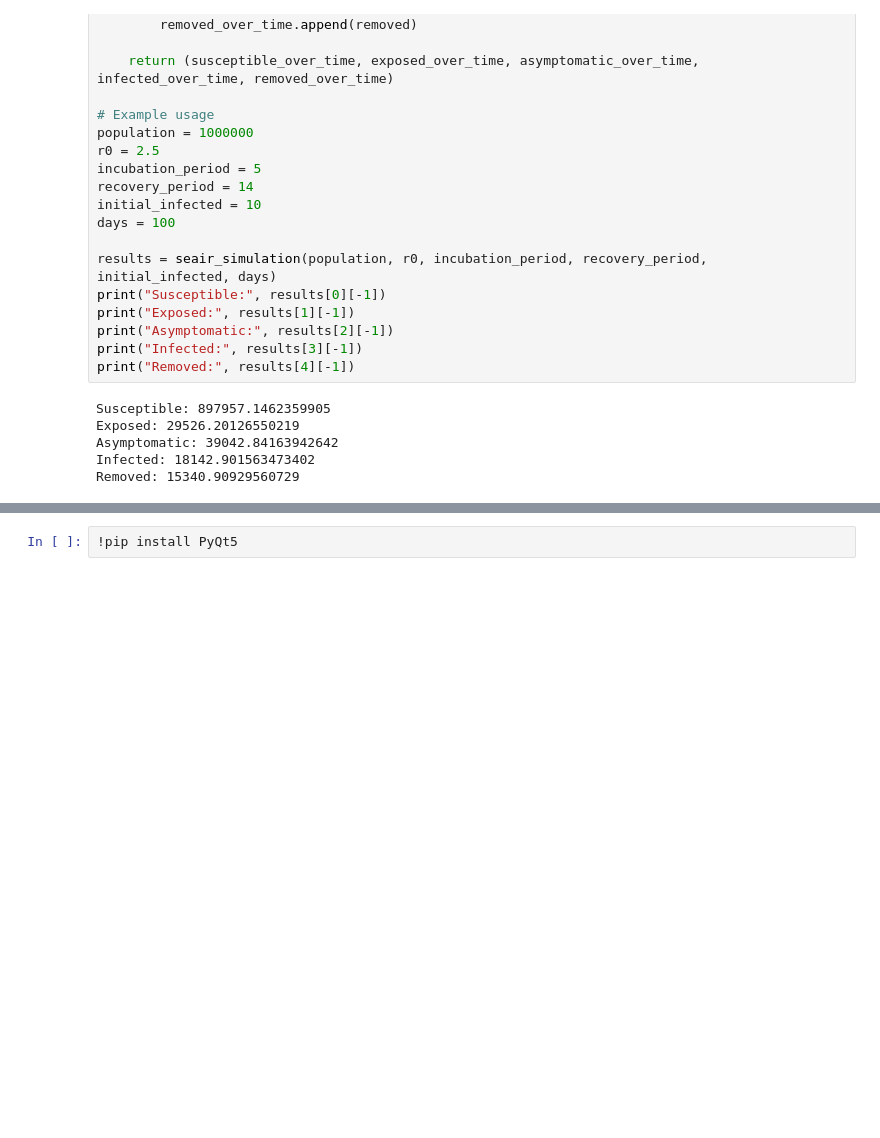
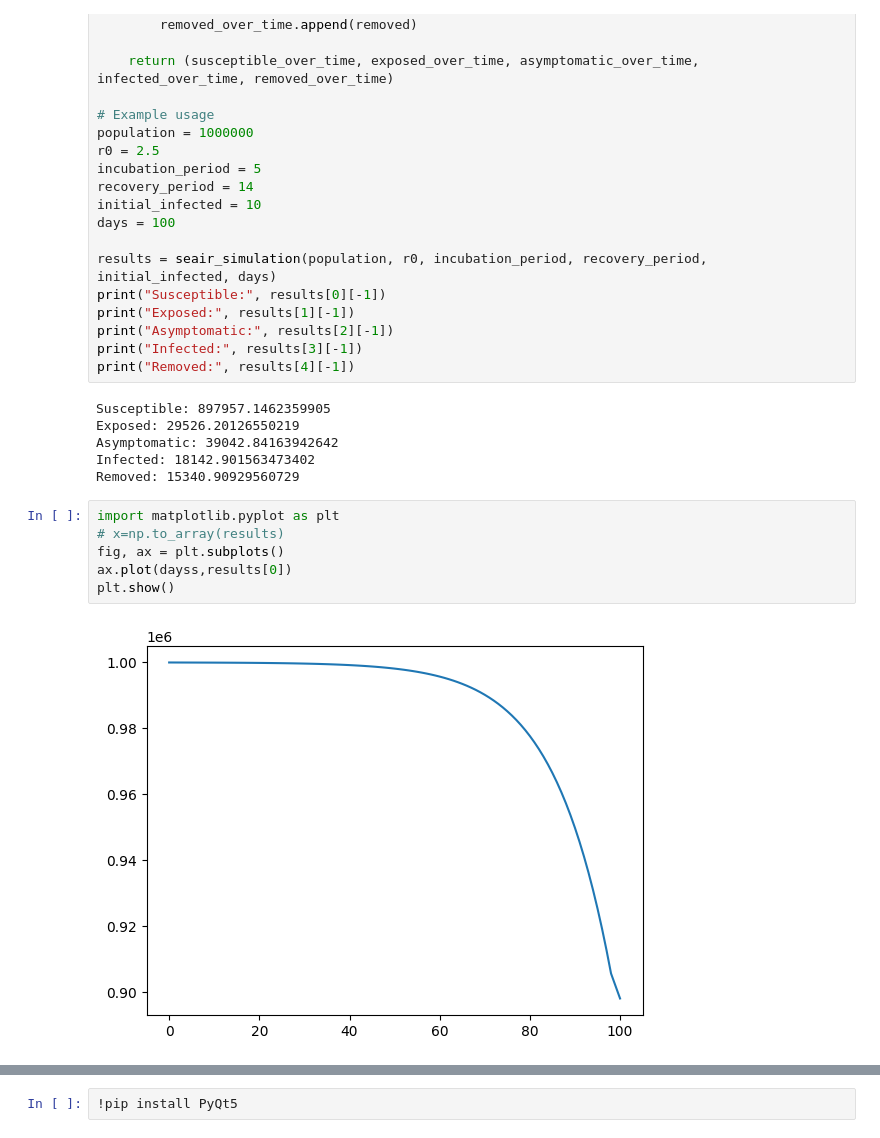
Before and after one commit to Arminsbss/Epidemic-calculator, a Jupyter notebook: epidemic_calculator.ipynb, the cells around one changed output, grey strips where cells are left out. Drawn from its saved outputs; the diff is of its cells as text; blank space fills up the shorter version.

```diff
--- a/epidemic_calculator.ipynb
+++ b/epidemic_calculator.ipynb
@@ -62,3 +62,11 @@ Exposed: 29526.20126550219
 Asymptomatic: 39042.84163942642
 Infected: 18142.901563473402
 Removed: 15340.90929560729
+# %%
+import matplotlib.pyplot as plt
+# x=np.to_array(results)
+fig, ax = plt.subplots()
+ax.plot(dayss,results[0])
+plt.show()
+# %% [output]
+[figure, added]
```
Also changed, not shown: parts of 7 cells of this notebook.
